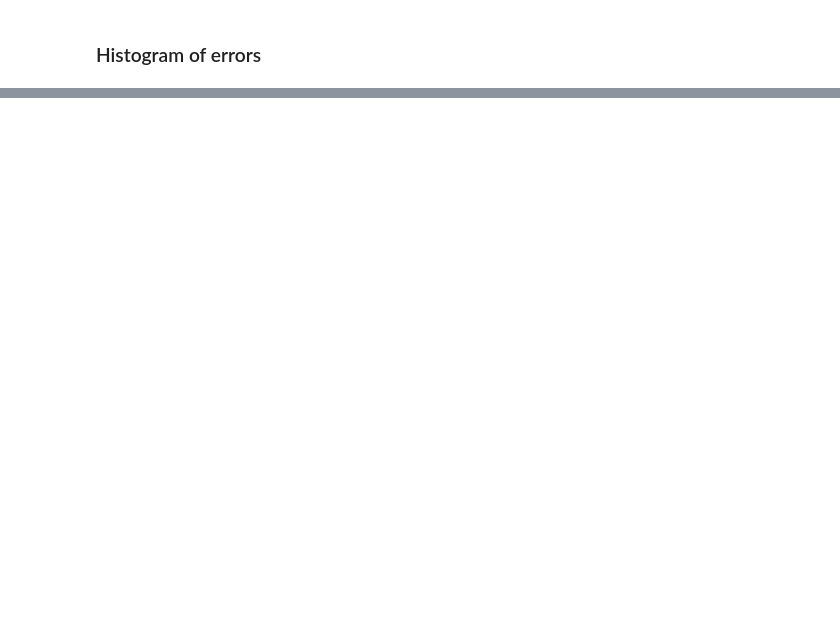
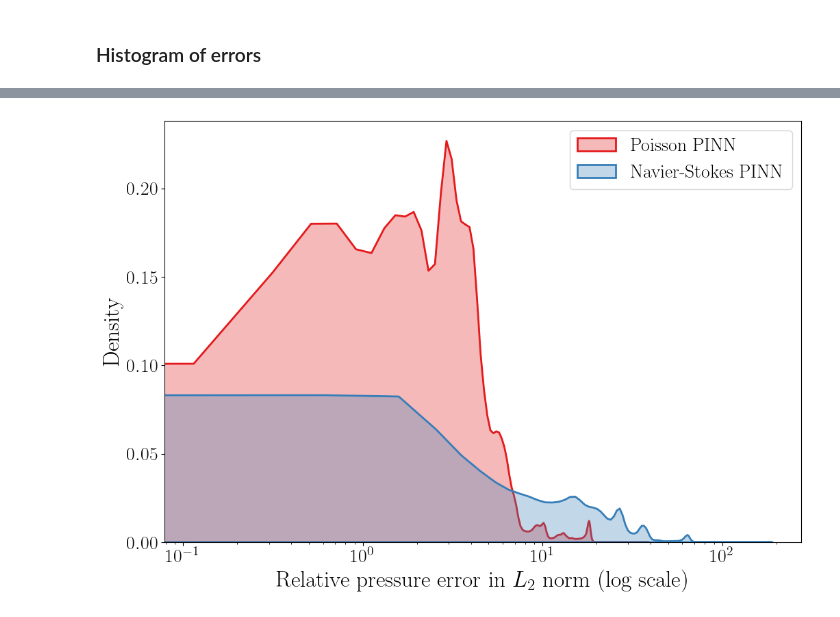
Before and after one commit to gregorkovac/pinn-accelerated-cfd, a Jupyter notebook: src/analysis/analysis.ipynb, the cells around one changed output, grey strips where cells are left out. Cells and saved outputs as stored; diff of their text form; code cells hidden in the pictures; blank space fills up the shorter version.

```diff
--- a/src/analysis/analysis.ipynb
+++ b/src/analysis/analysis.ipynb
@@ -405,0 +415,32 @@ plt.show()
+# %%
+errors_poisson = np.array([])
+errors_full = np.array([])
+
+errors = compute_errors(results, norm="2")
+
+for case_num in range(0, 25):
+    bound = errors["boundaries"][case_num]
+
+    errors_poisson = np.concatenate([errors_poisson, errors["p_err_poisson"][case_num][bound != 1].flatten()])
+    errors_full = np.concatenate([errors_full, errors["p_err_full"][case_num][bound != 1].flatten()])
+
+# errors = np.array(errors)
+fig, ax = plt.subplots(figsize=(12, 8), nrows=1, ncols=1)
+
+sns.kdeplot(errors_poisson, label="Poisson PINN", color="#e41a1c", fill=True, alpha=0.3, linewidth=2, ax=ax)
+sns.kdeplot(errors_full, label="Navier-Stokes PINN", color="#377eb8", fill=True, alpha=0.3, linewidth=2, ax=ax)
+
+ax.set_xlabel("Relative pressure error in $L_2$ norm (log scale)", fontsize=24)
+ax.set_ylabel("Density", fontsize=24)
+
+ax.tick_params(axis='both', which='major', labelsize=20)
+
+ax.set_xscale("log")
+
+plt.legend(fontsize=20)
+
+plt.savefig("kde_pressure.pdf")
+
+plt.show()
+# %% [output]
+[figure, added]
```
Also changed, not shown: parts of 6 cells of this notebook, 17 other files.
